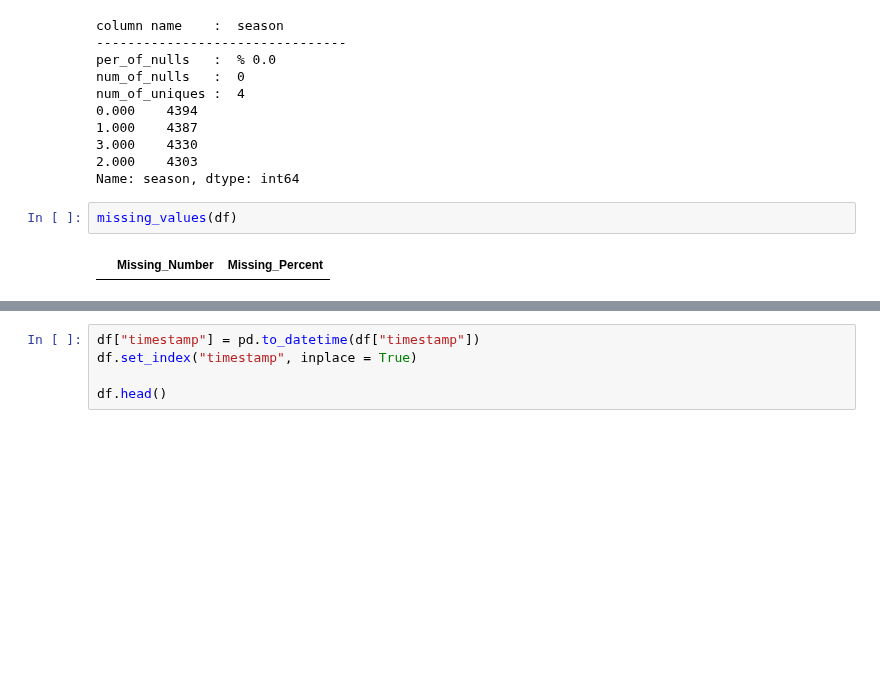
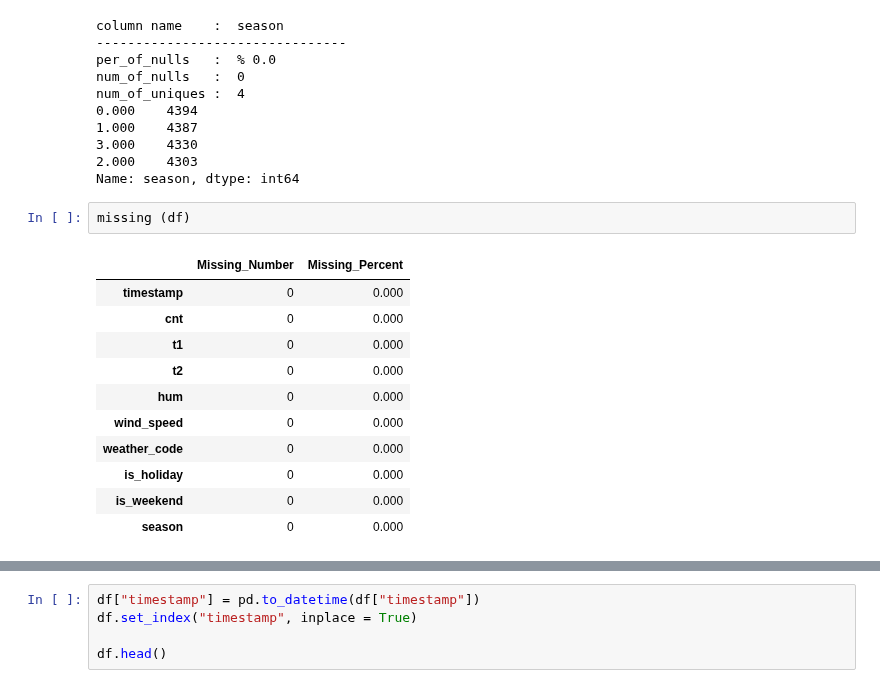
Before and after one commit to KdrDrn/04_PROJECTS, a Jupyter notebook: 19_DL_RNN_Bike_Sharing_Demand_Prediction/DL_RNN_Bike_Sharing_Demand_Prediction_Project.ipynb, the cells around one changed output, grey strips where cells are left out. Drawn from its saved outputs; the diff is of its cells as text; blank space fills up the shorter version.

```diff
--- a/19_DL_RNN_Bike_Sharing_Demand_Prediction/DL_RNN_Bike_Sharing_Demand_Prediction_Project.ipynb
+++ b/19_DL_RNN_Bike_Sharing_Demand_Prediction/DL_RNN_Bike_Sharing_Demand_Prediction_Project.ipynb
@@ -388,6 +393,16 @@ num_of_uniques :  4
 2.000    4303
 Name: season, dtype: int64
 # %%
-missing_values(df)
+missing (df)
 # %% [output]
 |  | Missing_Number | Missing_Percent |
+| timestamp | 0 | 0.000 |
+| cnt | 0 | 0.000 |
+| t1 | 0 | 0.000 |
+| t2 | 0 | 0.000 |
+| hum | 0 | 0.000 |
+| wind_speed | 0 | 0.000 |
+| weather_code | 0 | 0.000 |
+| is_holiday | 0 | 0.000 |
+| is_weekend | 0 | 0.000 |
+| season | 0 | 0.000 |
```
Also changed, not shown: parts of 28 cells of this notebook.
